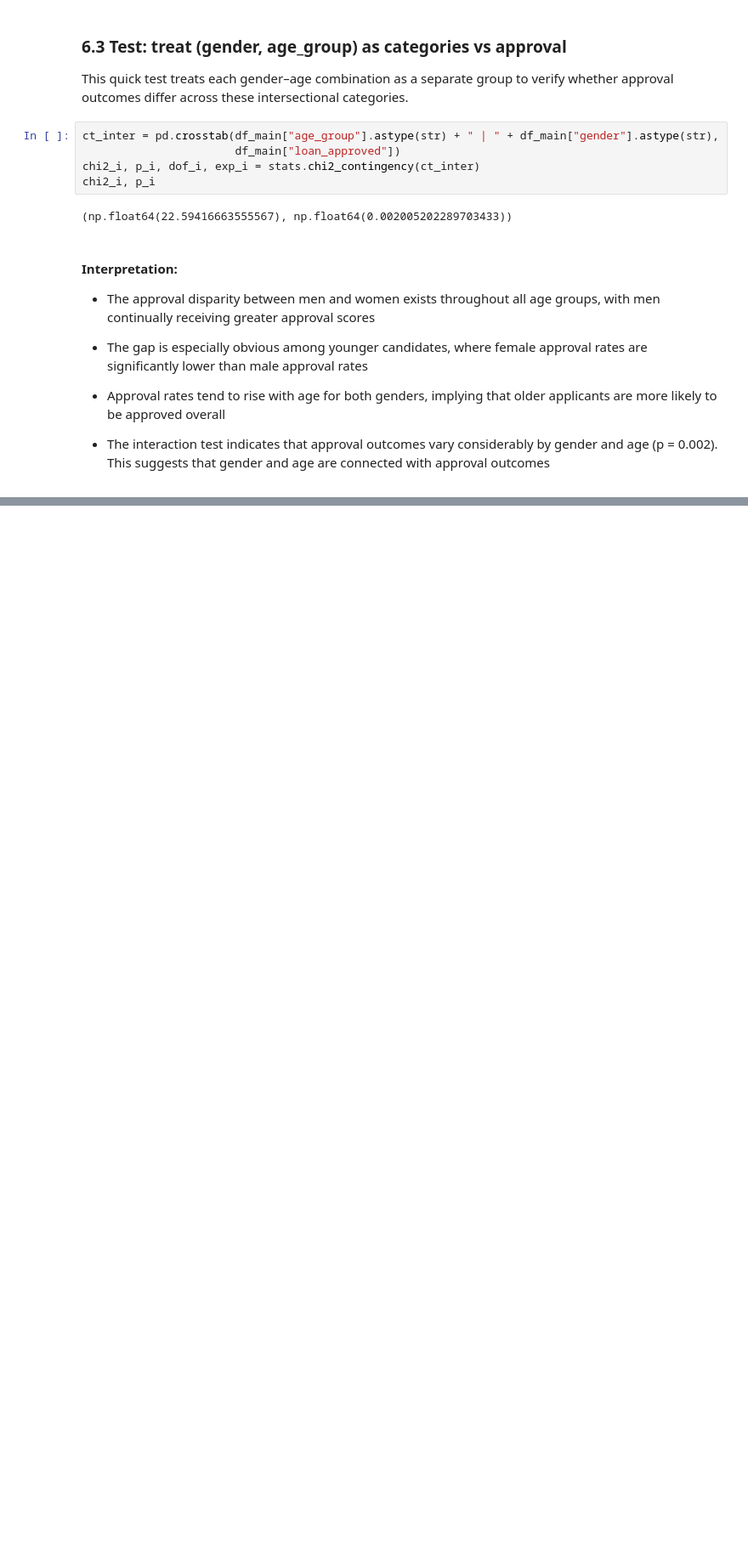
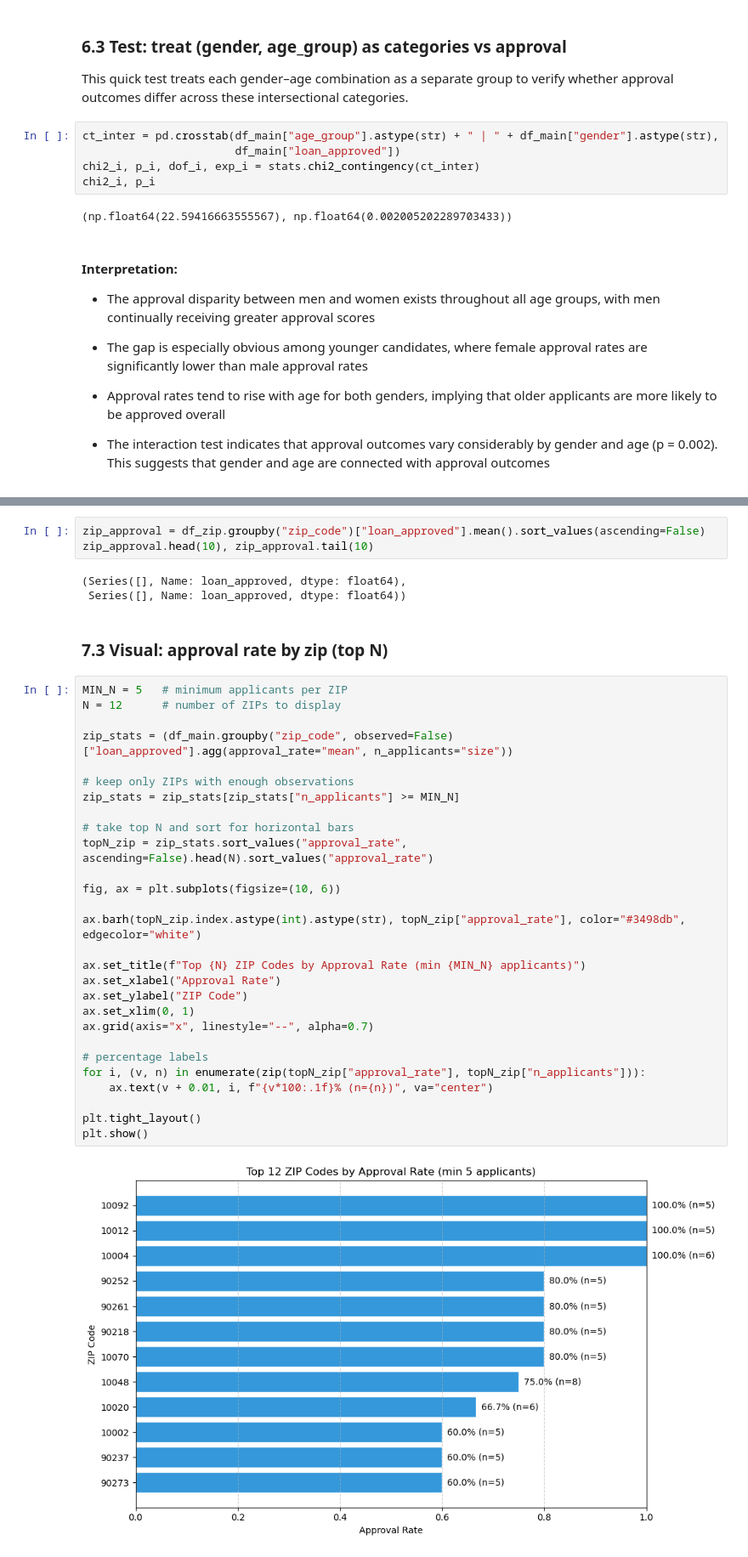
Before and after one commit to margarida-passos-cunha/dego-project-team9, a Jupyter notebook: notebooks/02-bias-analysis.ipynb, the cells around one changed output, grey strips where cells are left out. Shown at 85% size. Cells and saved outputs as stored; diff of their text form; blank space fills up the shorter version.

Commit message:
Investigate zip_code as proxy attribute and its link to approval outcomes

```diff
--- a/notebooks/02-bias-analysis.ipynb
+++ b/notebooks/02-bias-analysis.ipynb
@@ -410,0 +433,38 @@ chi2_i, p_i
+# %%
+zip_approval = df_zip.groupby("zip_code")["loan_approved"].mean().sort_values(ascending=False)
+zip_approval.head(10), zip_approval.tail(10)
+# %% [output]
+(Series([], Name: loan_approved, dtype: float64),
+ Series([], Name: loan_approved, dtype: float64))
+# %% [markdown]
+### 7.3 Visual: approval rate by zip (top N)
+# %%
+MIN_N = 5   # minimum applicants per ZIP
+N = 12      # number of ZIPs to display
+
+zip_stats = (df_main.groupby("zip_code", observed=False)["loan_approved"].agg(approval_rate="mean", n_applicants="size"))
+
+# keep only ZIPs with enough observations
+zip_stats = zip_stats[zip_stats["n_applicants"] >= MIN_N]
+
+# take top N and sort for horizontal bars
+topN_zip = zip_stats.sort_values("approval_rate", ascending=False).head(N).sort_values("approval_rate")
+
+fig, ax = plt.subplots(figsize=(10, 6))
+
+ax.barh(topN_zip.index.astype(int).astype(str), topN_zip["approval_rate"], color="#3498db", edgecolor="white")
+
+ax.set_title(f"Top {N} ZIP Codes by Approval Rate (min {MIN_N} applicants)")
+ax.set_xlabel("Approval Rate")
+ax.set_ylabel("ZIP Code")
+ax.set_xlim(0, 1)
+ax.grid(axis="x", linestyle="--", alpha=0.7)
+
+# percentage labels
+for i, (v, n) in enumerate(zip(topN_zip["approval_rate"], topN_zip["n_applicants"])):
+    ax.text(v + 0.01, i, f"{v*100:.1f}% (n={n})", va="center")
+
+plt.tight_layout()
+plt.show()
+# %% [output]
+[figure, added]
```
Also changed, not shown: parts of 10 cells of this notebook.
